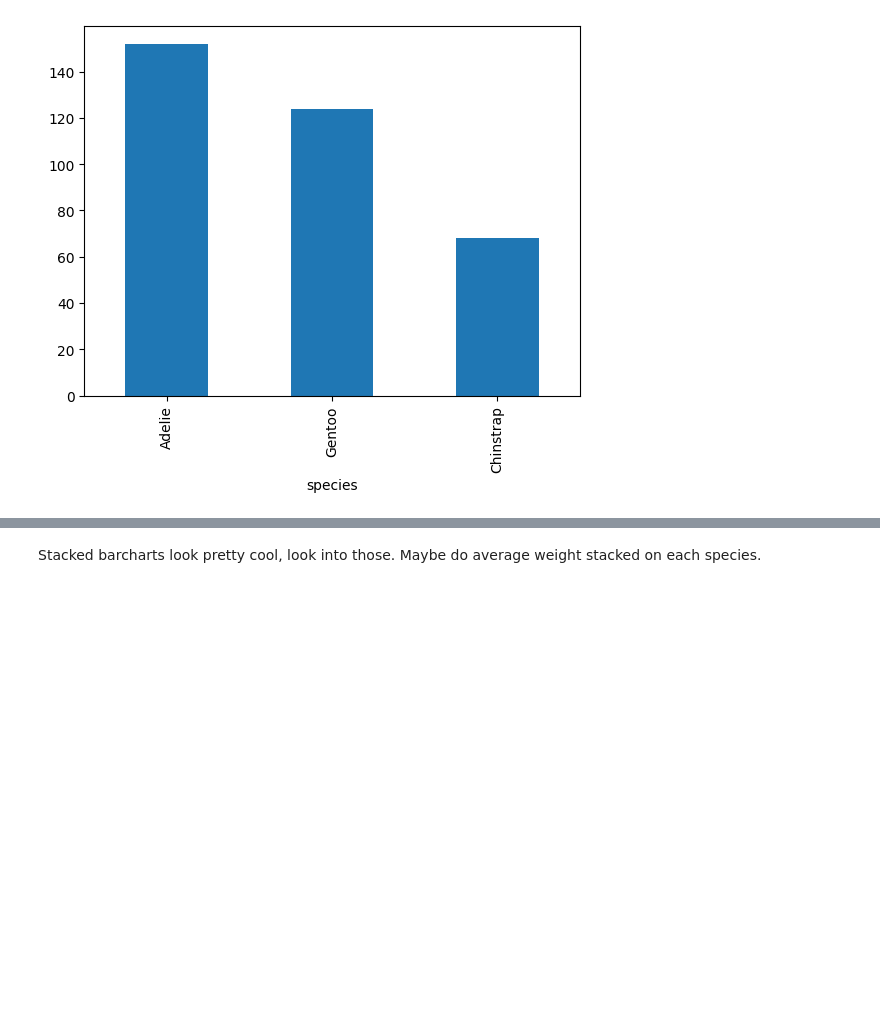
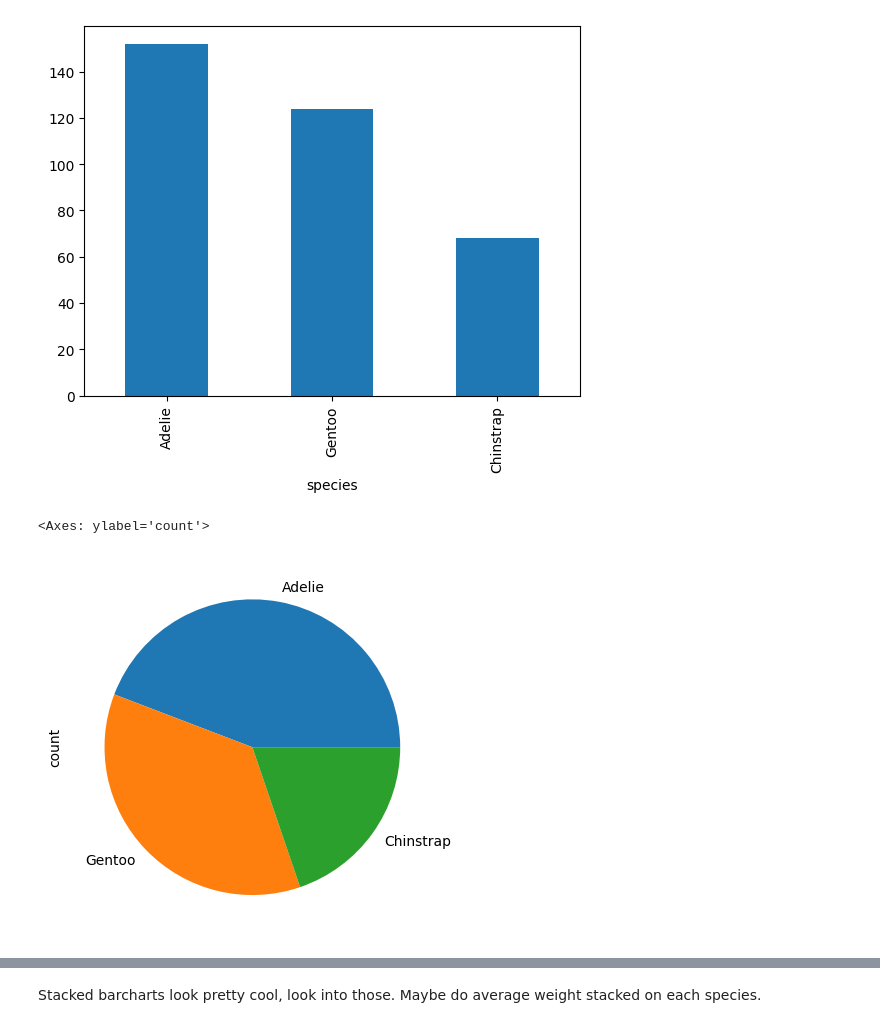
Before and after one commit to holmstead/principles_of_data_analytics, a Jupyter notebook: penguins.ipynb, the cells around one changed output, grey strips where cells are left out. Cells and saved outputs as stored; diff of their text form; code cells hidden in the pictures; blank space fills up the shorter version.

Commit message:
add pie charts

```diff
--- a/penguins.ipynb
+++ b/penguins.ipynb
@@ -209,3 +209,9 @@ Chinstrap     68
 Name: count, dtype: int64
 <Axes: xlabel='species'>
 [figure]
+# %%
+# plot a pie chart
+species_count.plot.pie()
+# %% [output]
+<Axes: ylabel='count'>
+[figure, added]
```
Also changed, not shown: parts of 4 cells of this notebook.
